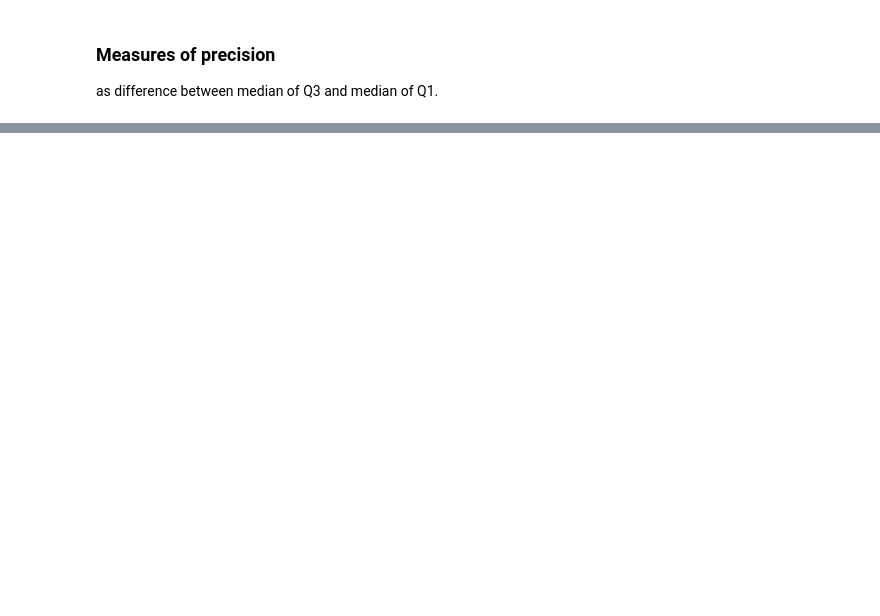
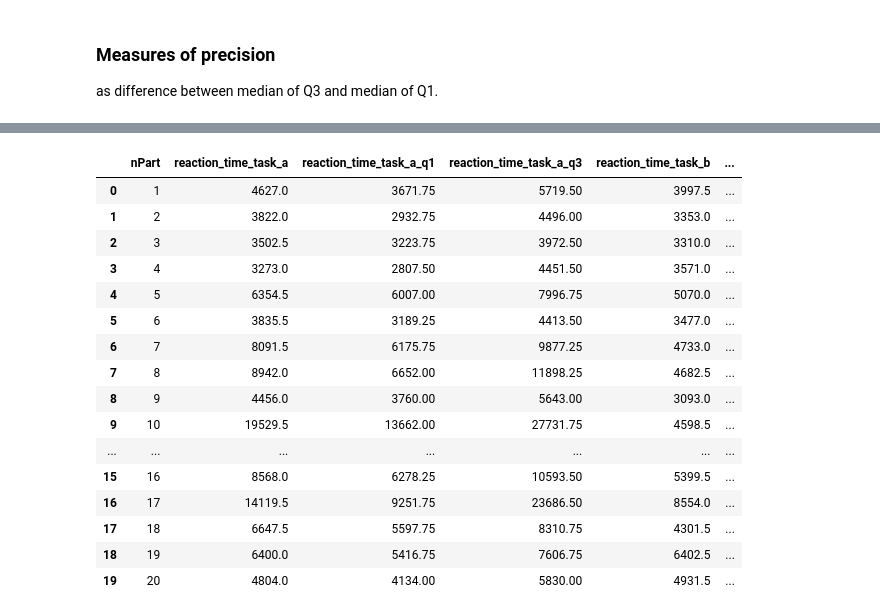
Before and after one commit to bellinux/onebutton, a Jupyter notebook: SpeedAsRhythm/analysis.ipynb, the cells around one changed output, grey strips where cells are left out. Saved outputs shown, nothing was run; the diff lists cells and outputs as text; code cells hidden in the pictures; blank space fills up the shorter version.

```diff
--- a/SpeedAsRhythm/analysis.ipynb
+++ b/SpeedAsRhythm/analysis.ipynb
@@ -1273,8 +1220,8 @@ plt.show()
 quartiles_diffs_speed = pd.DataFrame()
 
 # compute Q1, median, Q3, of speed per participant per task
-for exp in ['exp_a', 'exp_b']:
-    mask = combined_df['experiment'] == exp
+for exp in ['task_a', 'task_b']:
+    mask = combined_df['task'] == exp
 
     first_quartile = combined_df[mask].groupby('nPart')['speed_diff'].quantile(0.25).reset_index()
     first_quartile.columns = ['nPart', f'speed_diff_q1_{exp}']
@@ -1515,0 +1495,41 @@ Analysis of questionnaires, as in [Rocchesso et al., 2024](https://www.sciencedi
+# %%
+quartiles_diffs_speed = pd.DataFrame()
+
+# Compute the median, first and third quartiles of reaction time for each participant and each task
+for exp in ['task_a', 'task_b']:
+    mask = (combined_df['task'] == exp)
+    median_diff = combined_df[mask].groupby('nPart')['reaction_time'].median().reset_index()
+    q1_diff = combined_df[mask].groupby('nPart')['reaction_time'].quantile(0.25).reset_index()
+    q3_diff = combined_df[mask].groupby('nPart')['reaction_time'].quantile(0.75).reset_index()
+
+    median_diff.columns = ['nPart', f'reaction_time_{exp}']
+    q1_diff.columns = ['nPart', f'reaction_time_{exp}_q1']
+    q3_diff.columns = ['nPart', f'reaction_time_{exp}_q3']
+
+    if quartiles_diffs_speed.empty:
+        quartiles_diffs_speed = median_diff
+    else:
+        quartiles_diffs_speed = pd.merge(quartiles_diffs_speed, median_diff, on='nPart', how='outer')
+
+    quartiles_diffs_speed = pd.merge(quartiles_diffs_speed, q1_diff, on='nPart', how='outer')
+    quartiles_diffs_speed = pd.merge(quartiles_diffs_speed, q3_diff, on='nPart', how='outer')
+
+display(quartiles_diffs_speed)
+# %% [output]
+|  | nPart | reaction_time_task_a | reaction_time_task_a_q1 | reaction_time_task_a_q3 | reaction_time_task_b | ... |
+| 0 | 1 | 4627.0 | 3671.75 | 5719.50 | 3997.5 | ... |
+| 1 | 2 | 3822.0 | 2932.75 | 4496.00 | 3353.0 | ... |
+| 2 | 3 | 3502.5 | 3223.75 | 3972.50 | 3310.0 | ... |
+| 3 | 4 | 3273.0 | 2807.50 | 4451.50 | 3571.0 | ... |
+| 4 | 5 | 6354.5 | 6007.00 | 7996.75 | 5070.0 | ... |
+| 5 | 6 | 3835.5 | 3189.25 | 4413.50 | 3477.0 | ... |
+| 6 | 7 | 8091.5 | 6175.75 | 9877.25 | 4733.0 | ... |
+| 7 | 8 | 8942.0 | 6652.00 | 11898.25 | 4682.5 | ... |
+| 8 | 9 | 4456.0 | 3760.00 | 5643.00 | 3093.0 | ... |
+| 9 | 10 | 19529.5 | 13662.00 | 27731.75 | 4598.5 | ... |
+| ... | ... | ... | ... | ... | ... | ... |
+| 15 | 16 | 8568.0 | 6278.25 | 10593.50 | 5399.5 | ... |
+| 16 | 17 | 14119.5 | 9251.75 | 23686.50 | 8554.0 | ... |
+| 17 | 18 | 6647.5 | 5597.75 | 8310.75 | 4301.5 | ... |
+| 18 | 19 | 6400.0 | 5416.75 | 7606.75 | 6402.5 | ... |
+| 19 | 20 | 4804.0 | 4134.00 | 5830.00 | 4931.5 | ... |
```
Also changed, not shown: parts of 34 cells of this notebook, 43 other files.
